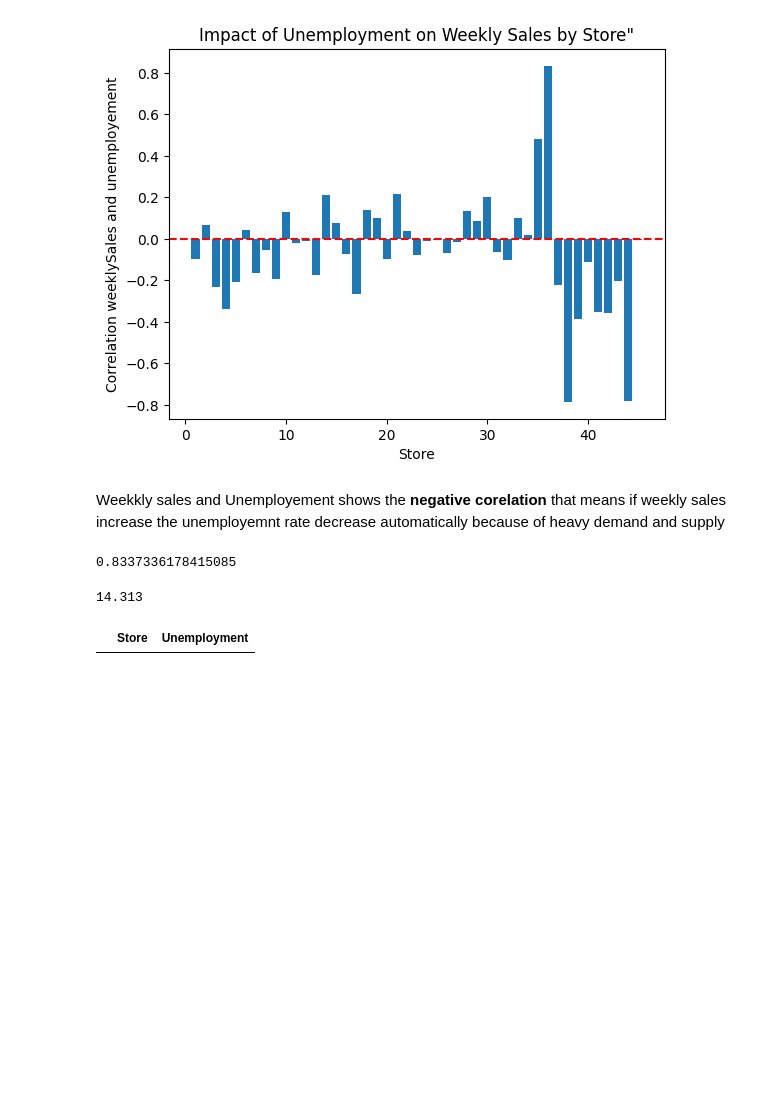
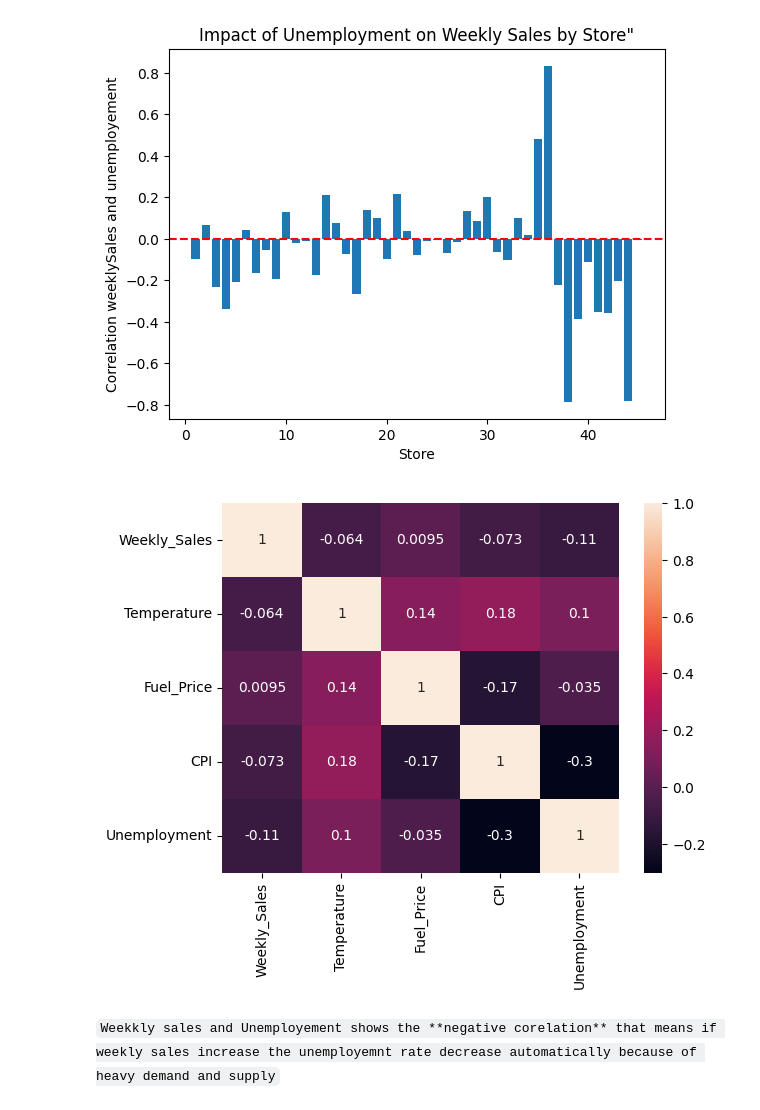
Before and after one commit to Sharddha-Sharddha/IITMLAssignments, a Jupyter notebook: Wallmart_Capstone_project.ipynb, the cells around one changed output. Saved outputs shown, nothing was run; the diff lists cells and outputs as text; code cells hidden in the pictures; blank space fills up the shorter version.

```diff
--- a/Wallmart_Capstone_project.ipynb
+++ b/Wallmart_Capstone_project.ipynb
@@ -189,24 +189,14 @@ plt.ylabel('Correlation weeklySales and unemployement')
 plt.show()
 # %% [output]
 [figure]
+# %%
+
+features = ['Weekly_Sales', 'Temperature', 'Fuel_Price', 'CPI', 'Unemployment']
+
+sns.heatmap(df[features].corr(), annot=True,)
+
+plt.show()
+# %% [output]
+[figure, added]
 # %% [markdown]
-Weekkly sales and Unemployement shows the **negative corelation** that means if weekly sales increase the unemployemnt rate decrease automatically because of heavy demand and supply
+`Weekkly sales and Unemployement shows the **negative corelation** that means if weekly sales increase the unemployemnt rate decrease automatically because of heavy demand and supply`
-# %%
-max_unemployment = out_col['sales_unemp_corr'].max()
-max_unemployment
-# %% [output]
-0.8337336178415085
-# %%
-df['Unemployment'].max()
-# %% [output]
-14.313
-# %%
-#store which is suffering the most
-#maximum employement rate
-max_unemployment = out_col['store'].max()
-
-#finding max unemployment rate affected in store
-with_max_unemployement= df[df['Unemployment']==max_unemployment]
-with_max_unemployement[['Store', 'Unemployment']].drop_duplicates()
-# %% [output]
-|  | Store | Unemployment |
```
Also changed, not shown: parts of 43 cells of this notebook.
